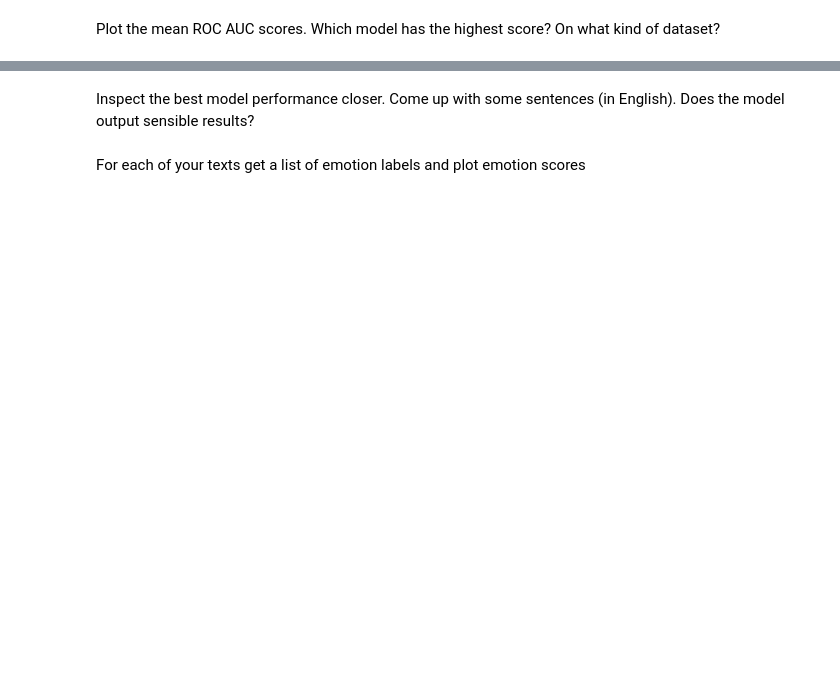
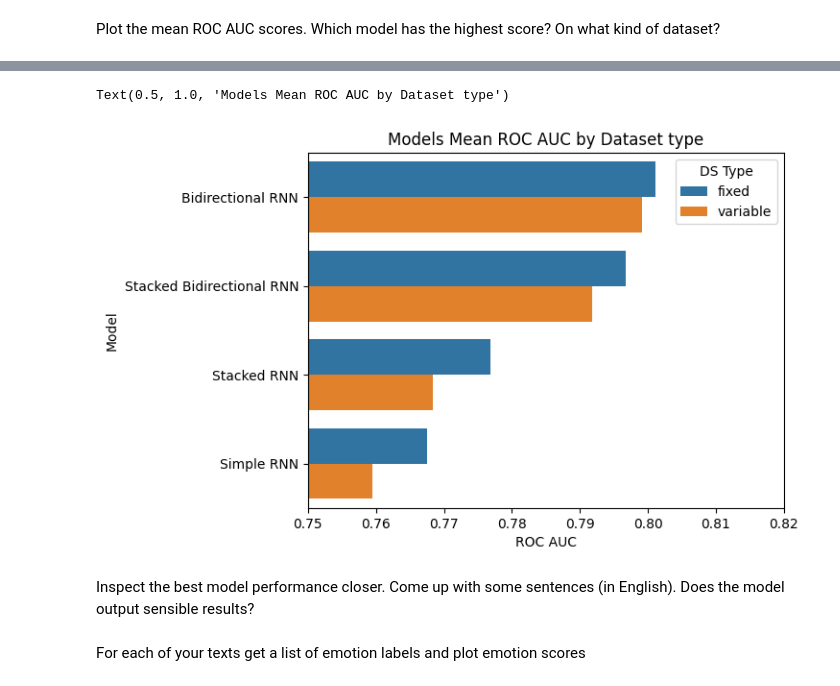
Before and after one commit to ReSpix/neural, a Jupyter notebook: notebooks/rnn/sequence_classification.ipynb, the cells around one changed output, grey strips where cells are left out. Drawn from its saved outputs; the diff is of its cells as text; code cells hidden in the pictures; blank space fills up the shorter version.

```diff
--- a/notebooks/rnn/sequence_classification.ipynb
+++ b/notebooks/rnn/sequence_classification.ipynb
@@ -543,3 +581,10 @@ ValueError: Invalid dtype: str
+# %%
+ax = sns.barplot(x="ROC AUC", y="Model", data=score_df_sorted, hue="DS Type", orient="h")
+ax.set_xlim(0.75, 0.82)
+ax.set_title("Models Mean ROC AUC by Dataset type")
+# %% [output]
+Text(0.5, 1.0, 'Models Mean ROC AUC by Dataset type')
+[figure, added]
 # %% [markdown]
 Inspect the best model performance closer. Come up with some sentences (in English). Does the model output sensible results?
 # %%
```
Also changed, not shown: parts of 14 cells of this notebook.
